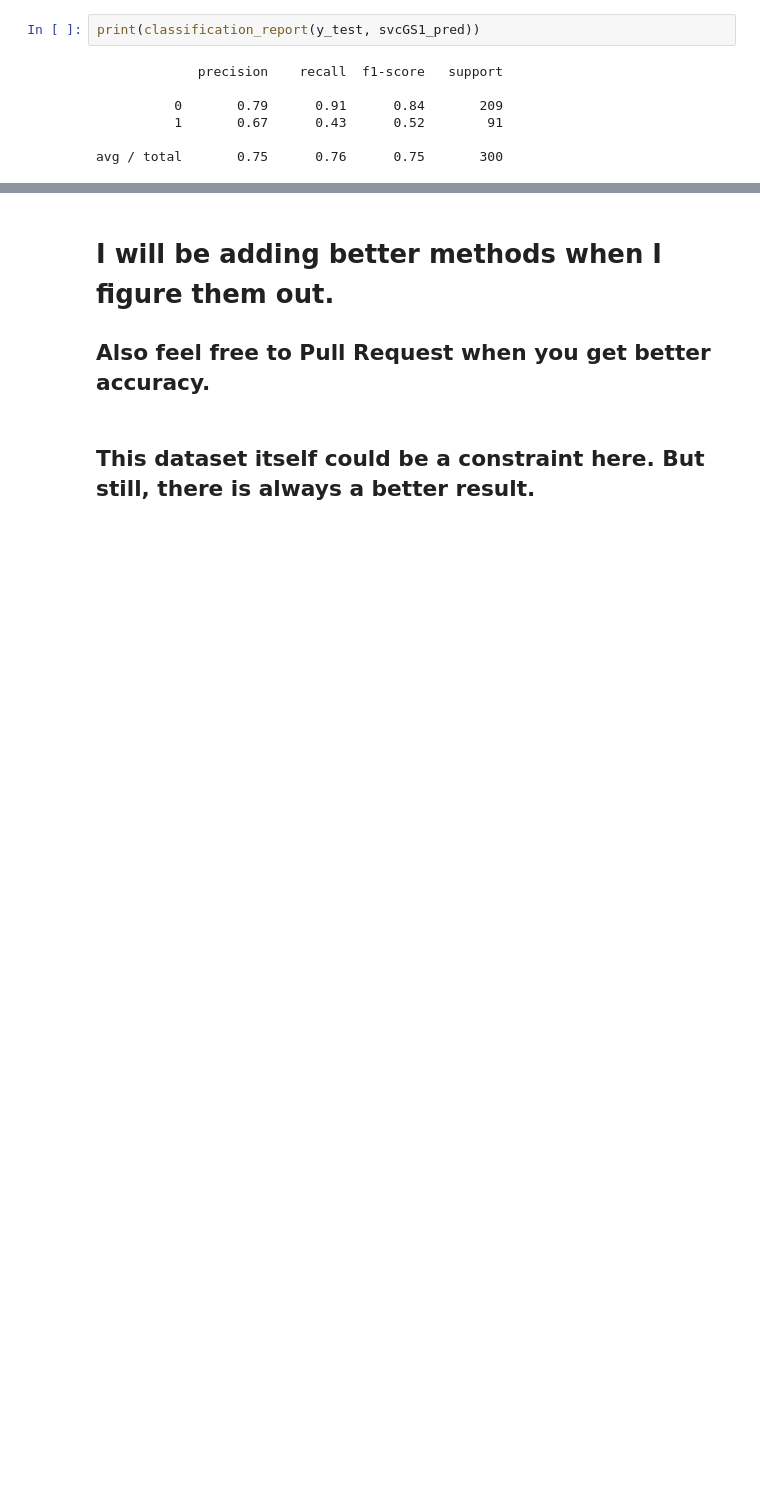
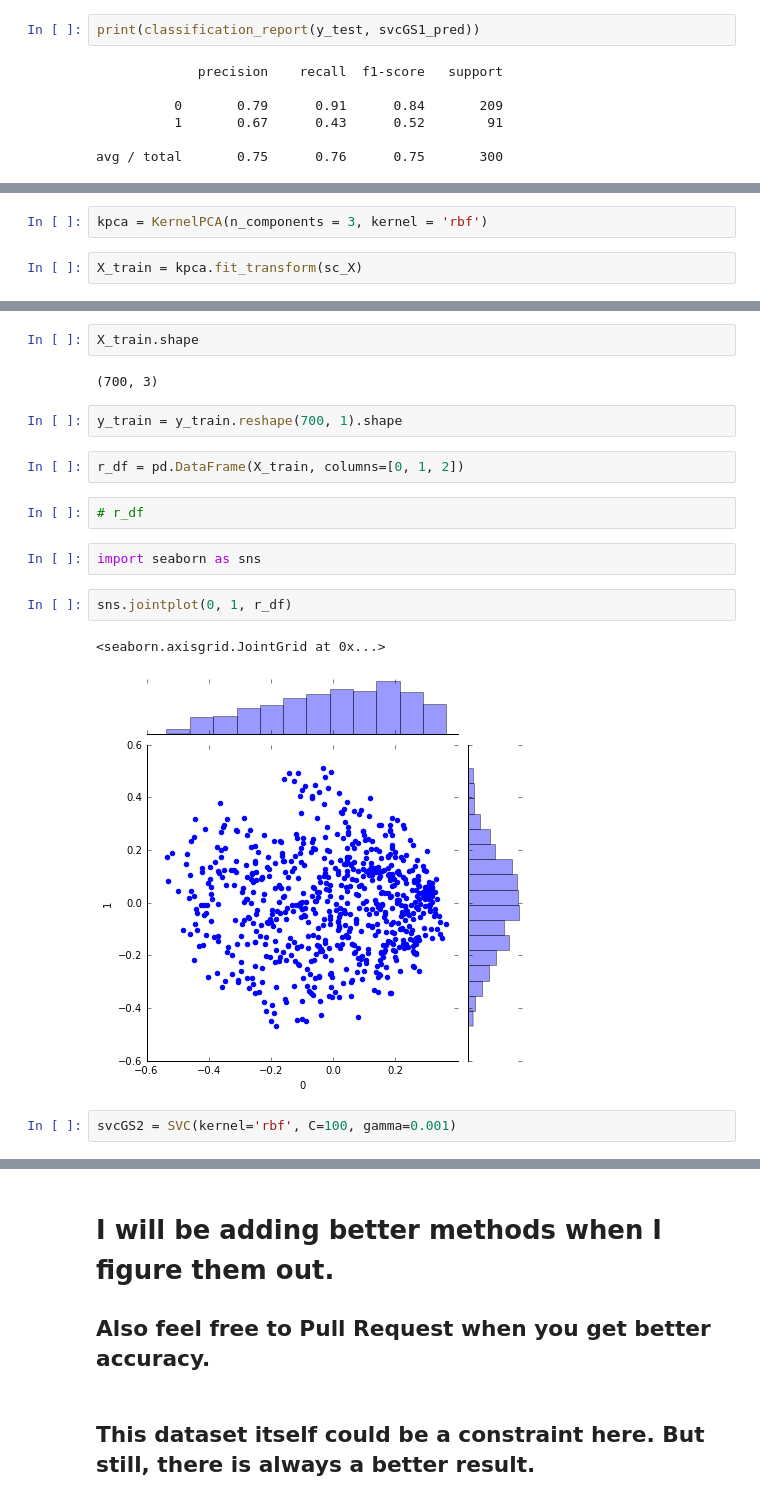
Before and after one commit to tharunShiv/credit-risk-prediction-ML, a Jupyter notebook: credit-risk-prediction.ipynb, the cells around one changed output, grey strips where cells are left out. Saved outputs shown, nothing was run; the diff lists cells and outputs as text; blank space fills up the shorter version.

```diff
--- a/credit-risk-prediction.ipynb
+++ b/credit-risk-prediction.ipynb
@@ -224,0 +229,4 @@ avg / total       0.75      0.76      0.75       300
+# %%
+kpca = KernelPCA(n_components = 3, kernel = 'rbf')
+# %%
+X_train = kpca.fit_transform(sc_X)
@@ -224,0 +235,19 @@ avg / total       0.75      0.76      0.75       300
+# %%
+X_train.shape
+# %% [output]
+(700, 3)
+# %%
+y_train = y_train.reshape(700, 1).shape
+# %%
+r_df = pd.DataFrame(X_train, columns=[0, 1, 2])
+# %%
+# r_df
+# %%
+import seaborn as sns
+# %%
+sns.jointplot(0, 1, r_df)
+# %% [output]
+<seaborn.axisgrid.JointGrid at 0x...>
+[figure, added]
+# %%
+svcGS2 = SVC(kernel='rbf', C=100, gamma=0.001)
```
Also changed, not shown: parts of 6 cells of this notebook.
